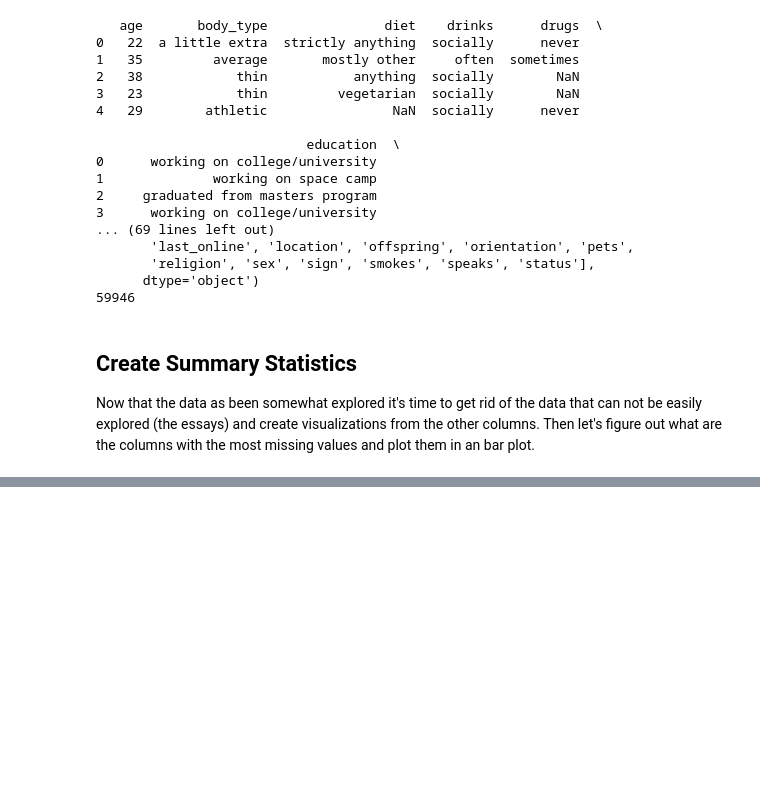
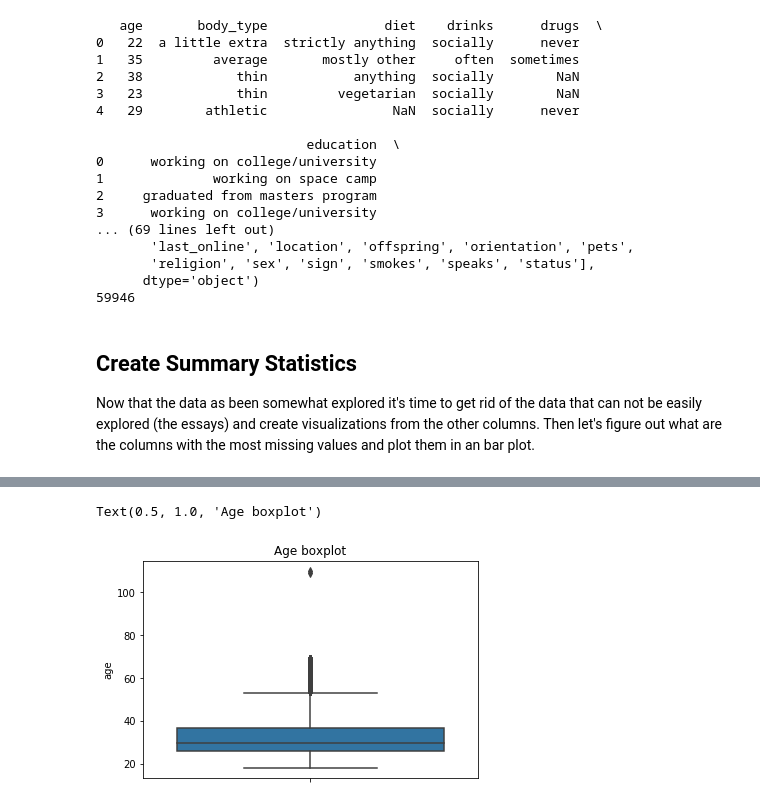
Before and after one commit to LuisMota93/OKCupid-Date-A-Scientist-Starter, a Jupyter notebook: date-a-scientist.ipynb, the cells around one changed output, grey strips where cells are left out. Saved outputs shown, nothing was run; the diff lists cells and outputs as text; code cells hidden in the pictures; blank space fills up the shorter version.

```diff
--- a/date-a-scientist.ipynb
+++ b/date-a-scientist.ipynb
@@ -71,0 +122,6 @@ plt.xticks(rotation = 90)
+# %%
+sns.boxplot(data = full, y = "age")
+plt.title("Age boxplot")
+# %% [output]
+Text(0.5, 1.0, 'Age boxplot')
+[figure, added]
```
Also changed, not shown: parts of 6 cells of this notebook.
